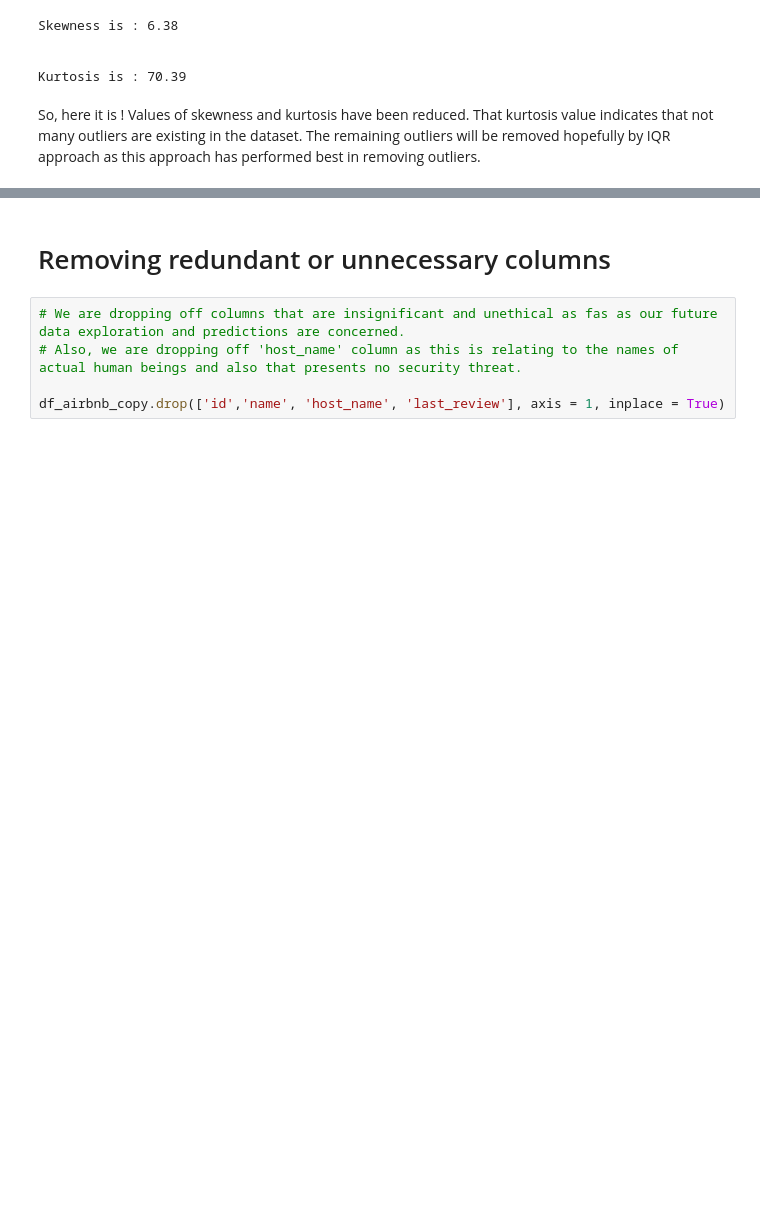
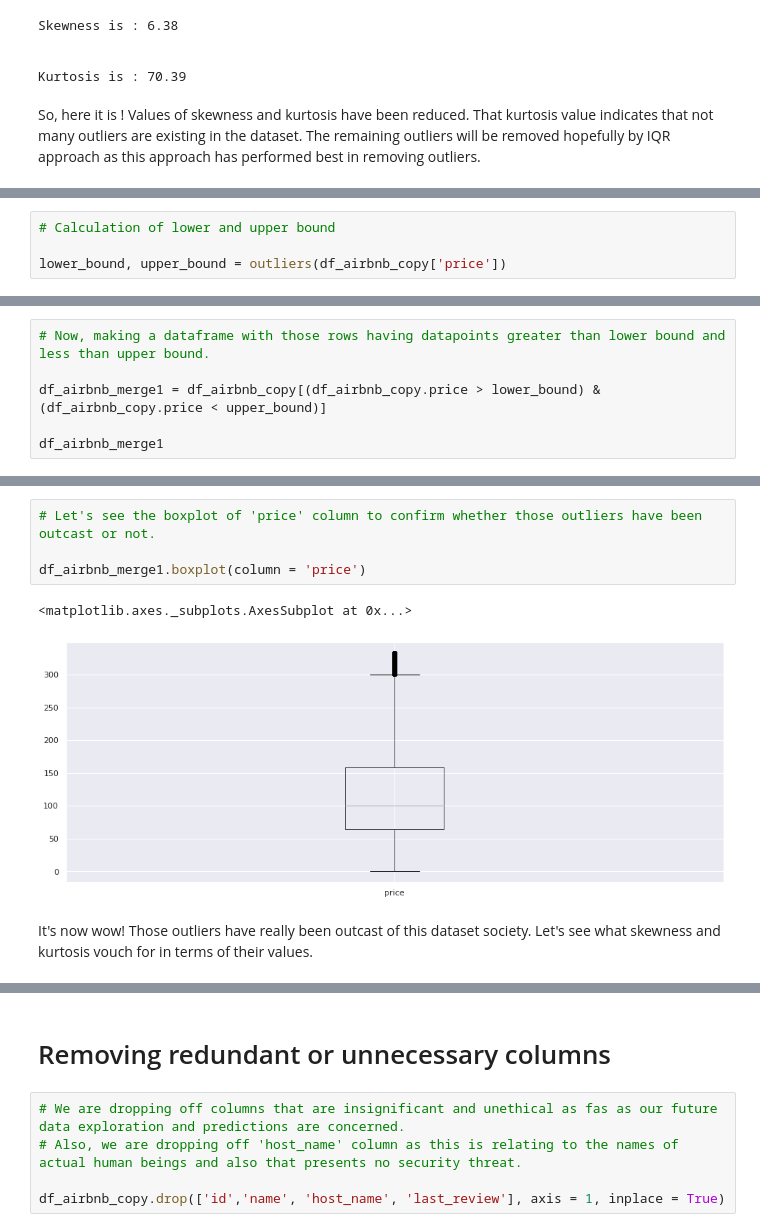
Before and after one commit to saptaksubhra/Airbnb-Bookings-Analysis, a Jupyter notebook: Airbnb_Bookings_Analysis_Capstone_Project.ipynb, the cells around one changed output, grey strips where cells are left out. Cells and saved outputs as stored; diff of their text form; blank space fills up the shorter version.

```diff
--- a/Airbnb_Bookings_Analysis_Capstone_Project.ipynb
+++ b/Airbnb_Bookings_Analysis_Capstone_Project.ipynb
@@ -474,0 +512,4 @@ So, here it is ! Values of skewness and kurtosis have been reduced. That kurtosi
+# %%
+# Calculation of lower and upper bound
+
+lower_bound, upper_bound = outliers(df_airbnb_copy['price'])
@@ -474,0 +545,6 @@ So, here it is ! Values of skewness and kurtosis have been reduced. That kurtosi
+# %%
+# Now, making a dataframe with those rows having datapoints greater than lower bound and less than upper bound.
+
+df_airbnb_merge1 = df_airbnb_copy[(df_airbnb_copy.price > lower_bound) & (df_airbnb_copy.price < upper_bound)]
+
+df_airbnb_merge1
@@ -474,0 +565,9 @@ So, here it is ! Values of skewness and kurtosis have been reduced. That kurtosi
+# %%
+# Let's see the boxplot of 'price' column to confirm whether those outliers have been outcast or not.
+
+df_airbnb_merge1.boxplot(column = 'price')
+# %% [output]
+<matplotlib.axes._subplots.AxesSubplot at 0x...>
+[figure, added]
+# %% [markdown]
+It's now wow! Those outliers have really been outcast of this dataset society. Let's see what skewness and kurtosis vouch for in terms of their values.
```
Also changed, not shown: parts of 14 cells of this notebook.
